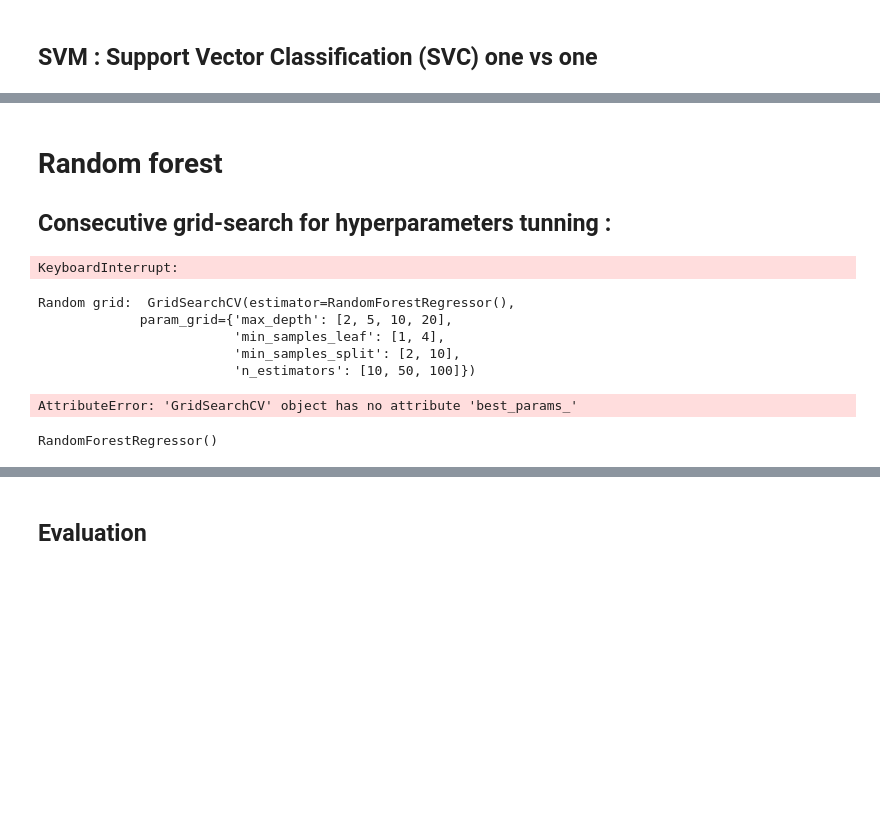
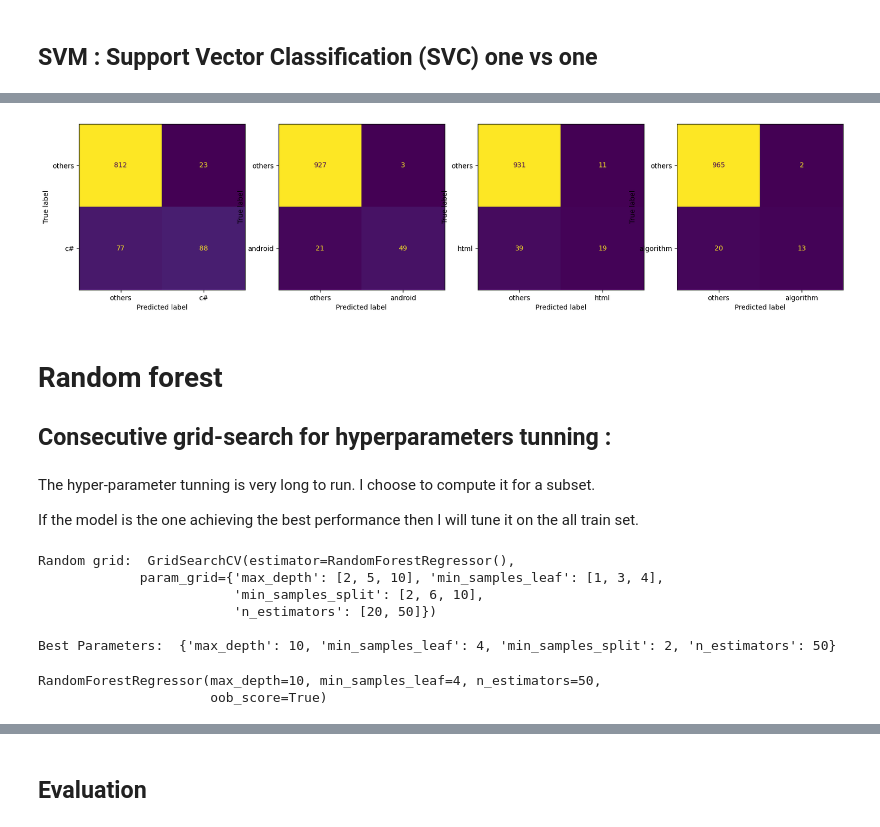
Before and after one commit to CYaiche/nlp_topic-modelling, a Jupyter notebook: supervised_1.ipynb, the cells around one changed output, grey strips where cells are left out. Drawn from its saved outputs; the diff is of its cells as text; code cells hidden in the pictures; blank space fills up the shorter version.

```diff
--- a/supervised_1.ipynb
+++ b/supervised_1.ipynb
@@ -346,0 +303,19 @@ jaccard_score_svm = jaccard_score(y_test_b, y_pred, average='micro')
+# %%
+# test title only at input
+def get_svm_score(X_train, X_test):
+    X_svd_train, X_svd_test = tfidf_lsa_preprocessing(X_train, X_test)
+    regressor = MultiOutputClassifier(
+        svm.SVC(decision_function_shape="ovo", kernel="rbf")
+    )
+    regressor.fit(X_svd_train, y_train_b)
+    y_pred = regressor.predict(X_svd_test)
+    precision_svm = average_precision_score(y_test_b, y_pred, average="micro")
+    jaccard_score_svm = jaccard_score(y_test_b, y_pred, average="micro")
+
+    return precision_svm, jaccard_score_svm, y_pred
+
+
+precision_svm_title_only, jaccard_score_svm_title_only, y_pre_title_only = get_svm_score(X_title_train, X_title_test)
+# %%
+# test concatenation
+precision_svm, jaccard_score_svm, y_pred_concat = get_svm_score(X_train, X_test)
@@ -347,3 +340,7 @@ jaccard_score_svm = jaccard_score(y_test_b, y_pred, average='micro')
+# %%
+plot_counf_matrix(y_test_b, y_pred_concat)
+# %% [output]
+[figure, added]
 # %% [markdown]
 # Random forest
 
@@ -351,10 +350,14 @@ jaccard_score_svm = jaccard_score(y_test_b, y_pred, average='micro')
+# %% [markdown]
+The hyper-parameter tunning is very long to run. I choose to compute it for a subset.
+
+If the model is the one achieving the best performance then I will tune it on the all train set.
 # %%
-n_estimators = [50, 100]  # number of trees in the random forest
-max_depth = [2]  # maximum number of levels allowed in each decision tree
-min_samples_split = [2]  # minimum sample number to split a node
-min_samples_leaf = [1]  # minimum sample number that can be stored in a leaf node
+n_estimators = [20, 50]  # number of trees in the random forest
+max_depth = [2 ,5, 10]  # maximum number of levels allowed in each decision tree
+min_samples_split = [2, 6, 10]  # minimum sample number to split a node
+min_samples_leaf = [1, 3, 4]  # minimum sample number that can be stored in a leaf node
 
-first_grid = {
+random_grid = {
     "n_estimators": n_estimators,
     "max_depth": max_depth,
     "min_samples_split": min_samples_split,
@@ -362,21 +365,16 @@ first_grid = {
 }
 
 rf = RandomForestRegressor()
-grid_seach_rf = GridSearchCV(rf, first_grid)  #  default 5-fold cross validation,
+grid_seach_rf = GridSearchCV(rf, random_grid)  #  default 5-fold cross validation,
 
-grid_seach_rf.fit(X_svd, y_train_b)
+grid_seach_rf.fit(X_svd_train[:300], y_train_b[:300])
 
 print("Random grid: ", grid_seach_rf, "\n")
 print("Best Parameters: ", grid_seach_rf.best_params_, " \n")
 # %% [output]
-KeyboardInterrupt:
+Random grid:  GridSearchCV(estimator=RandomForestRegressor(),
+             param_grid={'max_depth': [2, 5, 10], 'min_samples_leaf': [1, 3, 4],
+                         'min_samples_split': [2, 6, 10],
+                         'n_estimators': [20, 50]})
+
+Best Parameters:  {'max_depth': 10, 'min_samples_leaf': 4, 'min_samples_split': 2, 'n_estimators': 50}
-# %%
-print("Random grid: ", grid_seach_rf, "\n")
-print("Best Parameters: ", grid_seach_rf.best_params_, " \n")
-# %% [output]
-Random grid:  GridSearchCV(estimator=RandomForestRegressor(),
-             param_grid={'max_depth': [2, 5, 10, 20],
-                         'min_samples_leaf': [1, 4],
-                         'min_samples_split': [2, 10],
-                         'n_estimators': [10, 50, 100]})
-AttributeError: 'GridSearchCV' object has no attribute 'best_params_'
@@ -412,5 +387,10 @@ fsvsfvb
 # %%
-rf = RandomForestRegressor(n_estimators=100)
-rf.fit(X_svd, y_train_b)
+rf = RandomForestRegressor(oob_score=True,
+                        min_samples_leaf=RF_MIN_SAMPLE_LEAF,
+                        min_samples_split=RF_MIN_SAMPLES_SPLIT,
+                        n_estimators=RF_N,
+                        max_depth=RF_MAX_DEPTH)
+rf.fit(X_svd_train, y_train_b)
 # %% [output]
-RandomForestRegressor()
+RandomForestRegressor(max_depth=10, min_samples_leaf=4, n_estimators=50,
+                      oob_score=True)
```
Also changed, not shown: parts of 57 cells of this notebook, 2 other files.
